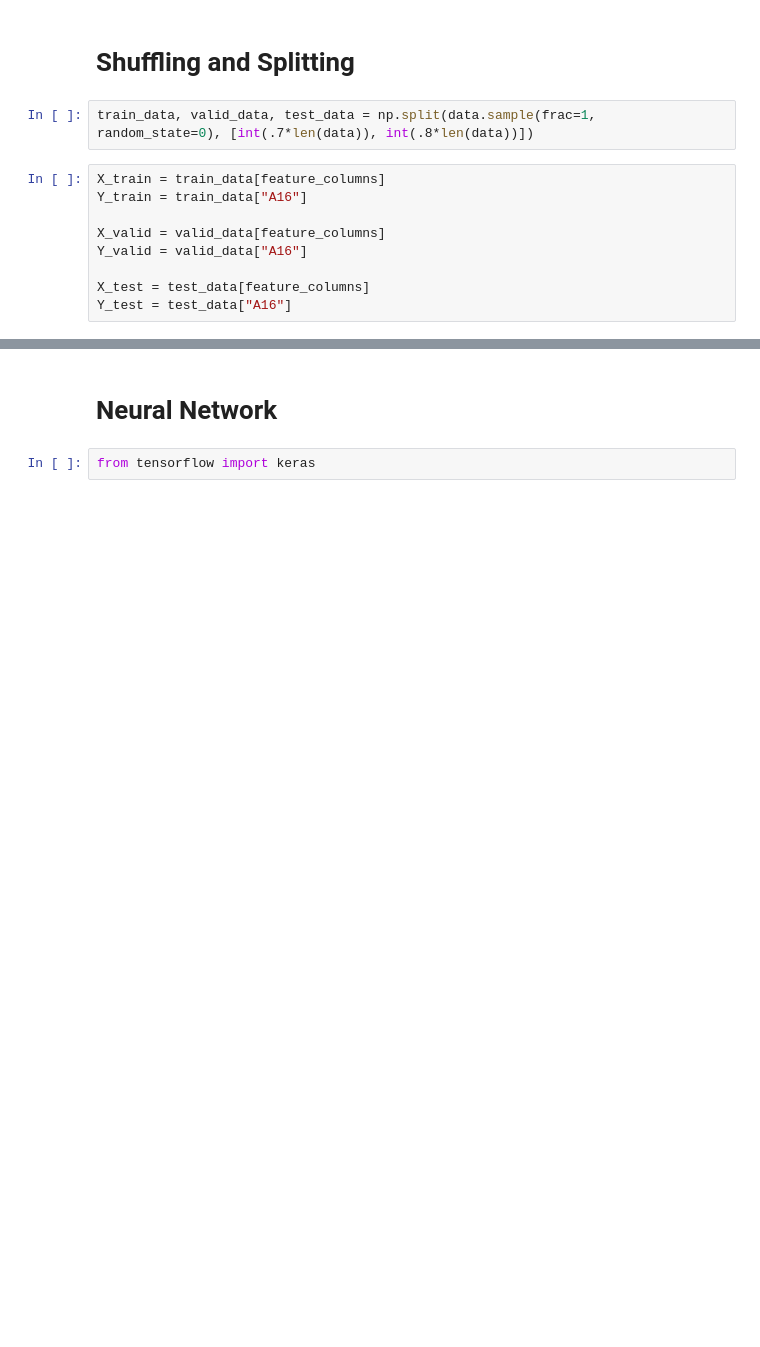
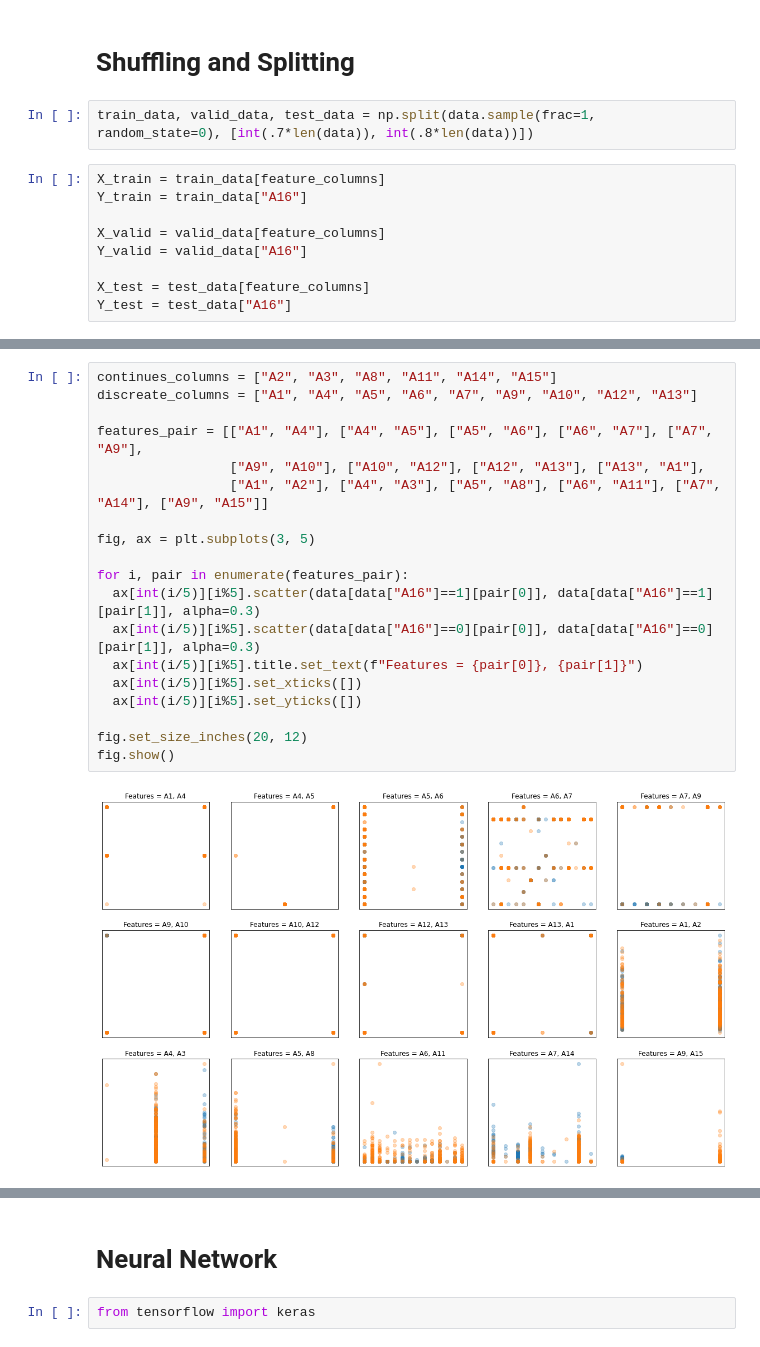
Before and after one commit to AUT-Student/NN-HW1, a Jupyter notebook: NN_HW1.ipynb, the cells around one changed output, grey strips where cells are left out. Drawn from its saved outputs; the diff is of its cells as text; blank space fills up the shorter version.

```diff
--- a/NN_HW1.ipynb
+++ b/NN_HW1.ipynb
@@ -119,0 +139,21 @@ pca = PCA(n_components=2)
+# %%
+continues_columns = ["A2", "A3", "A8", "A11", "A14", "A15"]
+discreate_columns = ["A1", "A4", "A5", "A6", "A7", "A9", "A10", "A12", "A13"]
+
+features_pair = [["A1", "A4"], ["A4", "A5"], ["A5", "A6"], ["A6", "A7"], ["A7", "A9"],
+                 ["A9", "A10"], ["A10", "A12"], ["A12", "A13"], ["A13", "A1"],
+                 ["A1", "A2"], ["A4", "A3"], ["A5", "A8"], ["A6", "A11"], ["A7", "A14"], ["A9", "A15"]]
+
+fig, ax = plt.subplots(3, 5)
+
+for i, pair in enumerate(features_pair):
+  ax[int(i/5)][i%5].scatter(data[data["A16"]==1][pair[0]], data[data["A16"]==1][pair[1]], alpha=0.3)
+  ax[int(i/5)][i%5].scatter(data[data["A16"]==0][pair[0]], data[data["A16"]==0][pair[1]], alpha=0.3)
+  ax[int(i/5)][i%5].title.set_text(f"Features = {pair[0]}, {pair[1]}")
+  ax[int(i/5)][i%5].set_xticks([])
+  ax[int(i/5)][i%5].set_yticks([])
+
+fig.set_size_inches(20, 12)
+fig.show()
+# %% [output]
+[figure, added]
```
Also changed, not shown: parts of 16 cells of this notebook.
